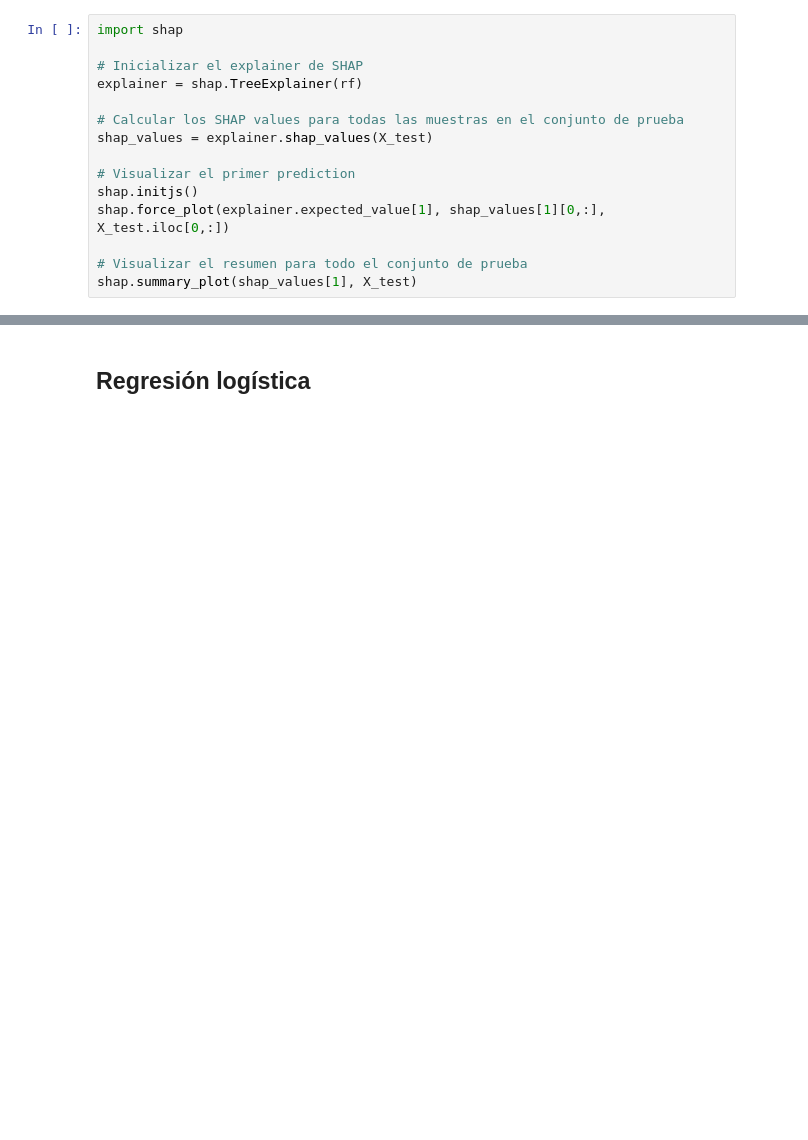
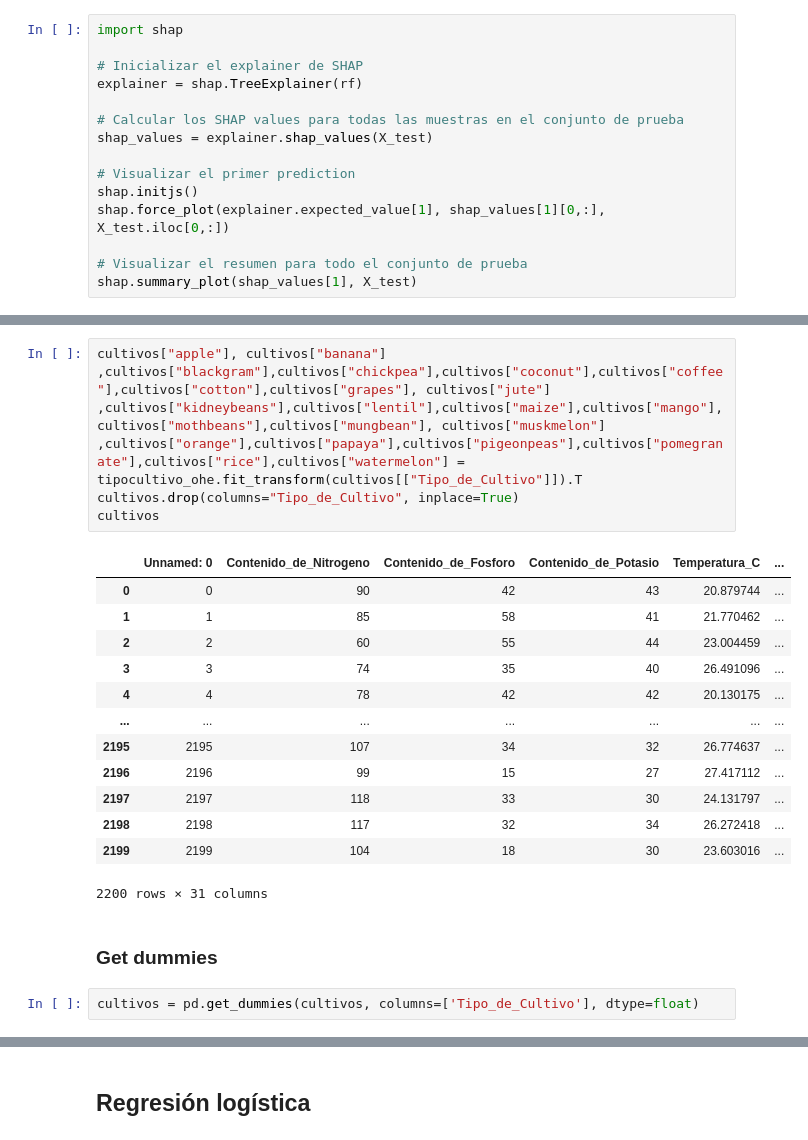
Before and after one commit to MartinaLarrea/Segundo-parcial, a Jupyter notebook: ML/machine.ipynb, the cells around one changed output, grey strips where cells are left out. Drawn from its saved outputs; the diff is of its cells as text; blank space fills up the shorter version.

```diff
--- a/ML/machine.ipynb
+++ b/ML/machine.ipynb
@@ -338,0 +348,22 @@ shap.summary_plot(shap_values[1], X_test)
+# %%
+cultivos["apple"], cultivos["banana"] ,cultivos["blackgram"],cultivos["chickpea"],cultivos["coconut"],cultivos["coffee"],cultivos["cotton"],cultivos["grapes"], cultivos["jute"] ,cultivos["kidneybeans"],cultivos["lentil"],cultivos["maize"],cultivos["mango"],cultivos["mothbeans"],cultivos["mungbean"], cultivos["muskmelon"] ,cultivos["orange"],cultivos["papaya"],cultivos["pigeonpeas"],cultivos["pomegranate"],cultivos["rice"],cultivos["watermelon"] = tipocultivo_ohe.fit_transform(cultivos[["Tipo_de_Cultivo"]]).T
+cultivos.drop(columns="Tipo_de_Cultivo", inplace=True)
+cultivos
+# %% [output]
+|  | Unnamed: 0 | Contenido_de_Nitrogeno | Contenido_de_Fosforo | Contenido_de_Potasio | Temperatura_C | ... |
+| 0 | 0 | 90 | 42 | 43 | 20.879744 | ... |
+| 1 | 1 | 85 | 58 | 41 | 21.770462 | ... |
+| 2 | 2 | 60 | 55 | 44 | 23.004459 | ... |
+| 3 | 3 | 74 | 35 | 40 | 26.491096 | ... |
+| 4 | 4 | 78 | 42 | 42 | 20.130175 | ... |
+| ... | ... | ... | ... | ... | ... | ... |
+| 2195 | 2195 | 107 | 34 | 32 | 26.774637 | ... |
+| 2196 | 2196 | 99 | 15 | 27 | 27.417112 | ... |
+| 2197 | 2197 | 118 | 33 | 30 | 24.131797 | ... |
+| 2198 | 2198 | 117 | 32 | 34 | 26.272418 | ... |
+| 2199 | 2199 | 104 | 18 | 30 | 23.603016 | ... |
+2200 rows × 31 columns
+# %% [markdown]
+### Get dummies
+# %%
+cultivos = pd.get_dummies(cultivos, columns=['Tipo_de_Cultivo'], dtype=float)
```
Also changed, not shown: parts of 42 cells of this notebook.
